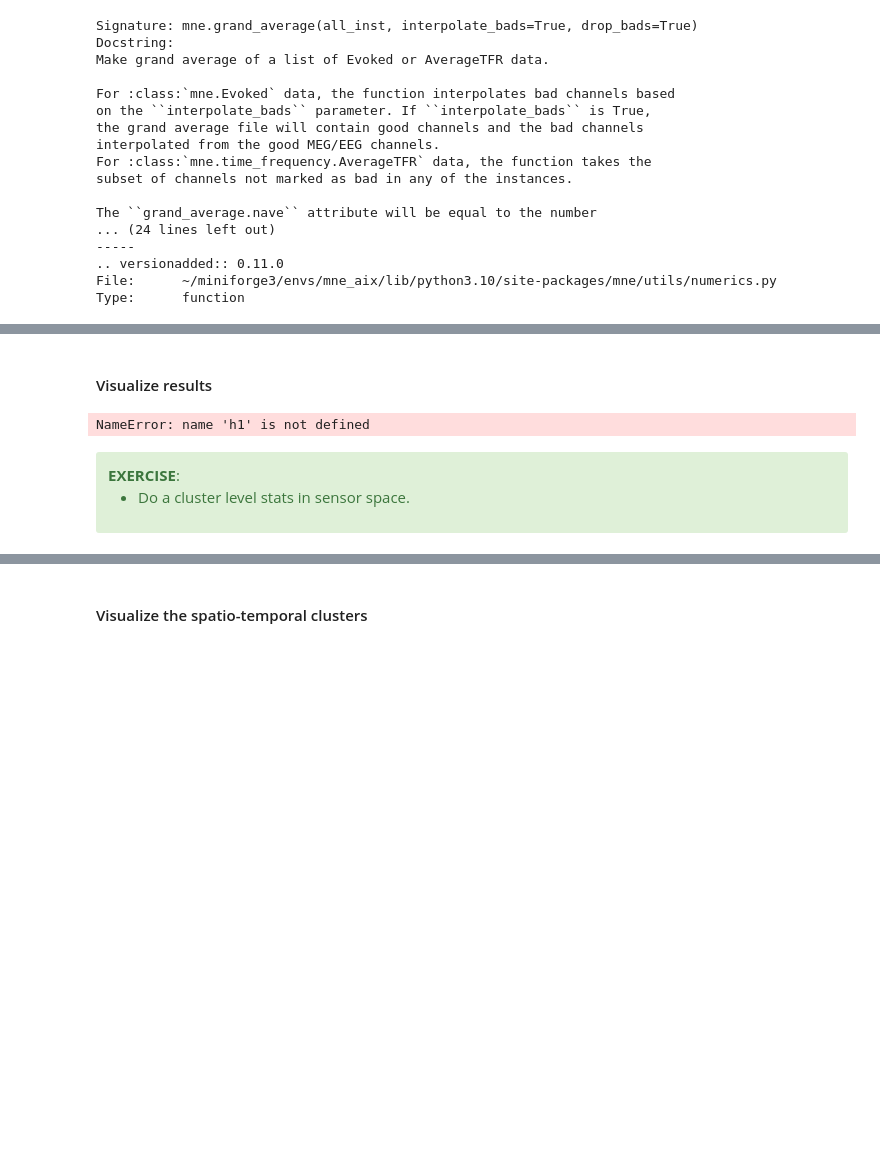
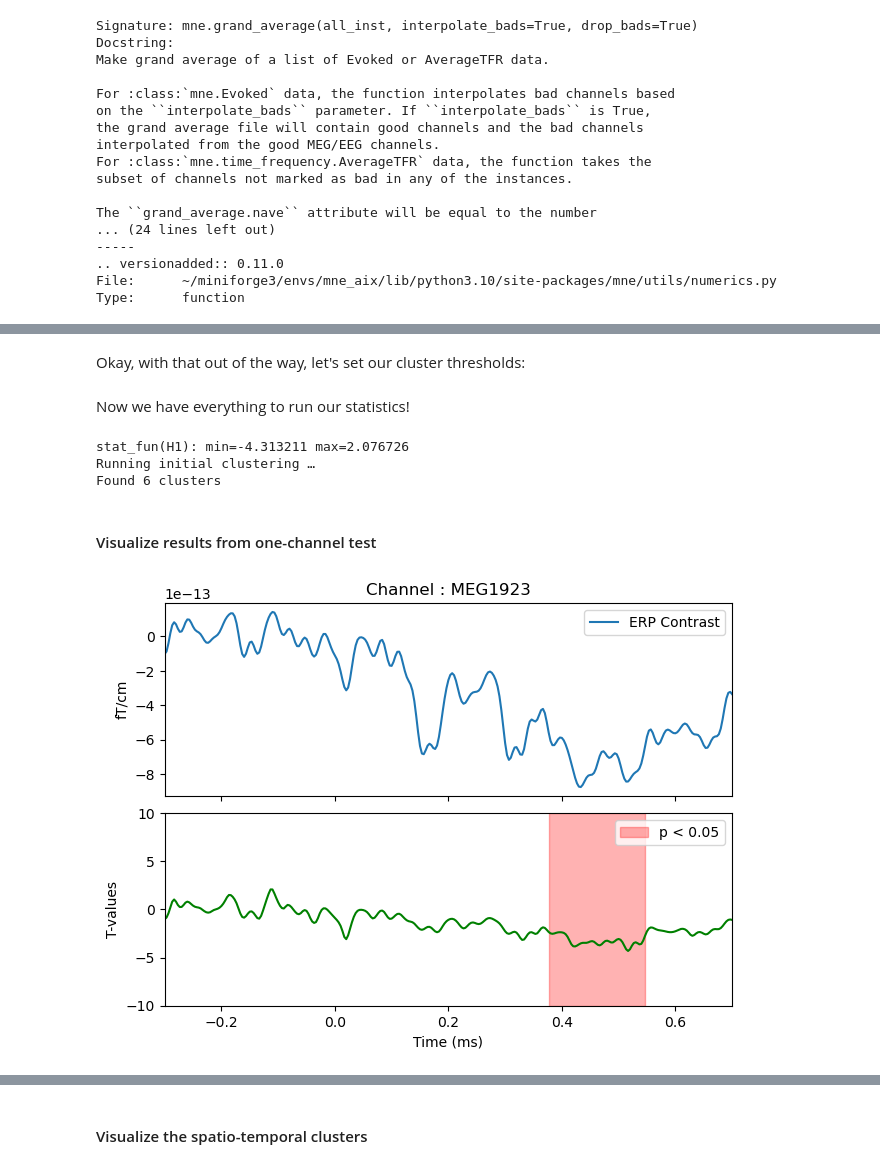
Before and after one commit to wmvanvliet/mne_practical_meeg_2025, a Jupyter notebook: 6-Group_analysis.ipynb, the cells around one changed output, grey strips where cells are left out. Drawn from its saved outputs; the diff is of its cells as text; code cells hidden in the pictures; blank space fills up the shorter version.

```diff
--- a/6-Group_analysis.ipynb
+++ b/6-Group_analysis.ipynb
@@ -251,0 +222,4 @@ array([0.92578125, 0.90234375, 0.453125  ])
+# %%
+channel = 'MEG1923'
+ch_idx = contrast.ch_names.index(channel)
+data = np.array([c.data[ch_idx] for c in contrast_list])
@@ -251,0 +238,2 @@ array([0.92578125, 0.90234375, 0.453125  ])
+# %% [markdown]
+Okay, with that out of the way, let's set our cluster thresholds:
@@ -252,32 +249,55 @@ array([0.92578125, 0.90234375, 0.453125  ])
+# %% [markdown]
+Now we have everything to run our statistics!
+# %%
+
+cluster_stats = permutation_cluster_1samp_test(
+    data,
+    threshold=threshold,
+    n_jobs=n_jobs,
+    verbose=True,
+    tail=tail,
+    adjacency=adjacency,
+    n_permutations=n_permutations,
+    seed=42)
+
+T_obs, clusters, cluster_p_values, _ = cluster_stats
+# %% [output]
+stat_fun(H1): min=-4.313211 max=2.076726
+Running initial clustering …
+Found 6 clusters
 # %% [markdown]
-#### Visualize results
+#### Visualize results from one-channel test
 # %%
-times = 1e3 * contrast.times
+# set up the figure:
+fig, axes = plt.subplots(2, sharex=True)
 
-fig, axes = plt.subplots(2, sharex=True)
+# on first axis: plot the data (contrast averaged across datasets)
 ax = axes[0]
-ax.plot(times, data.mean(axis=0), label='ERP Contrast')
+ax.plot(contrast.times, data.mean(axis=0), label='ERP Contrast')
 ax.set(title='Channel : ' + channel, ylabel='fT/cm')
 ax.legend()
 
+# on second axis:
 ax = axes[1]
-for i_c, c in enumerate(clusters):
-    c = c[0]
-    if cluster_p_values[i_c] < p_thresh:
-        h1 = ax.axvspan(times[c.start], times[c.stop - 1],
+# enumerate across the clusters
+for ii, cluster_ii in enumerate(clusters):
+    c = cluster_ii[0]
+
+    # check if the matching p-value is smaller than the threshold:
+    if cluster_p_values[ii] < p_value:
+        # if so, mark the stretch of time:
+        h1 = ax.axvspan(contrast.times[c[0]],
+                        contrast.times[c[-1] - 1],
                         color='r', alpha=0.3)
-hf = ax.plot(times, T_obs, 'g')
-ax.legend((h1,), (u'p < %s' % p_thresh,), loc='upper right', ncol=1)
+
+# plot the t-values
+hf = ax.plot(contrast.times, T_obs, 'g')
+
+# set legend, axes, and show
+ax.legend((h1,), (u'p < %s' % p_value,), loc='upper right', ncol=1)
 ax.set(xlabel='Time (ms)', ylabel='T-values',
-       ylim=[-10., 10.], xlim=contrast.times[[0, -1]] * 1000)
+       ylim=[-10., 10.], xlim=contrast.times[[0, -1]])
 fig.tight_layout(pad=0.5)
 plt.show()
 # %% [output]
-NameError: name 'h1' is not defined
+[figure, added]
-# %% [markdown]
-<div class="alert alert-success">
-    <b>EXERCISE</b>:
-     <ul>
-      <li>Do a cluster level stats in sensor space.</li>
-    </ul>
-</div>
```
Also changed, not shown: parts of 32 cells of this notebook.
